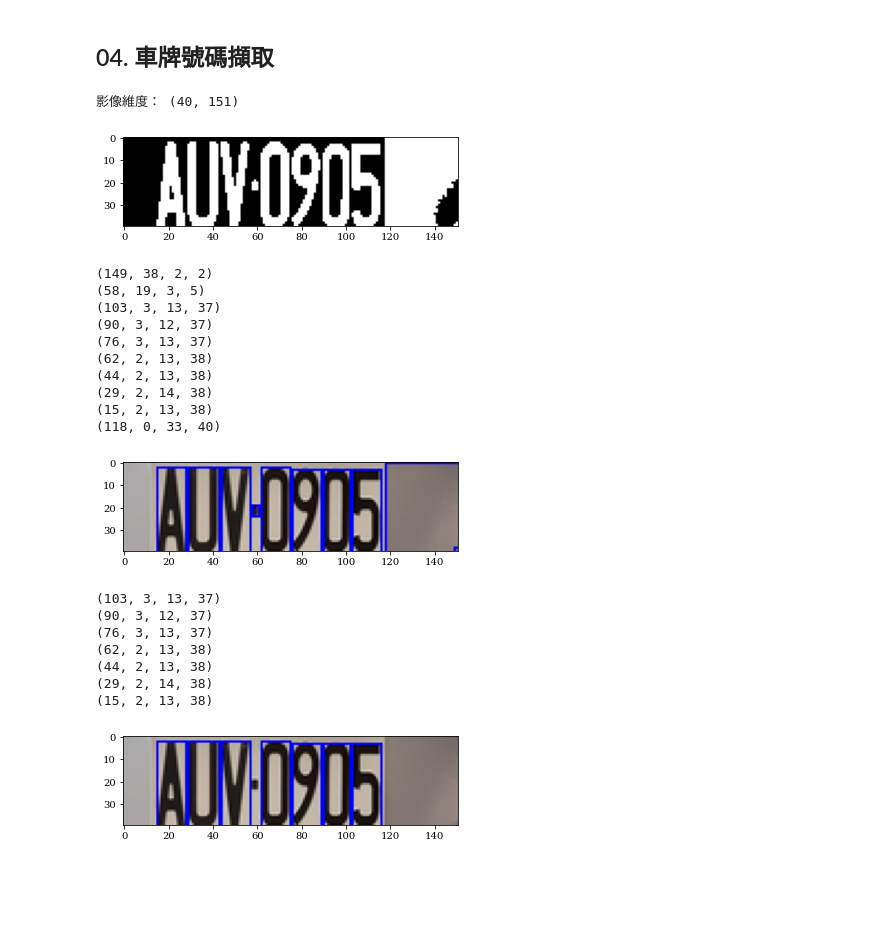
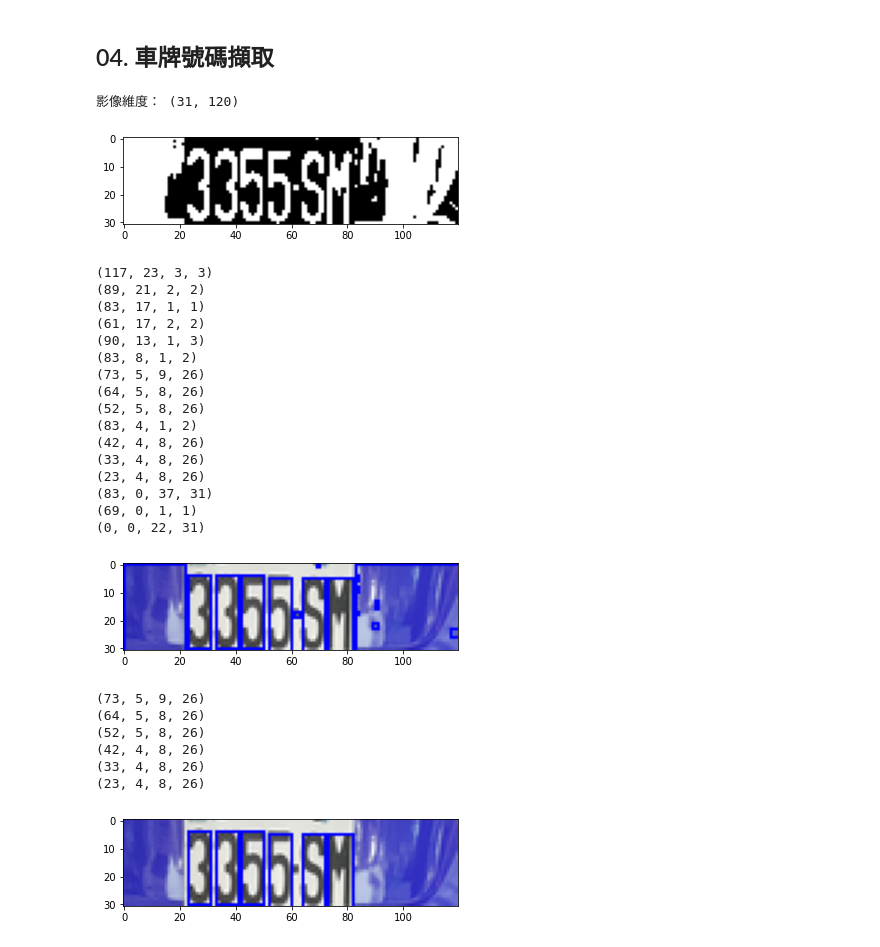
Before and after one commit to j82887/Artificial-Intelligence, a Jupyter notebook: 19_Implementation/04_Car_License_Plate/02_Haar Object Detection - License plate .ipynb, the cells around one changed output. Drawn from its saved outputs; the diff is of its cells as text; code cells hidden in the pictures; blank space fills up the shorter version.

```diff
--- a/19_Implementation/04_Car_License_Plate/02_Haar Object Detection - License plate .ipynb
+++ b/19_Implementation/04_Car_License_Plate/02_Haar Object Detection - License plate .ipynb
@@ -29,11 +29,11 @@ print(cv2.__version__)
 # %%
 import cv2
 import matplotlib.pyplot as plt
-img_path = 'carPlate/resize001.bmp'
+img_path = 'carPlate/resize007.bmp'
 
 img = cv2.imread(img_path)
 detector = cv2.CascadeClassifier("License_Plate_Haar_cascade.xml")
-signs = detector.detectMultiScale(img, minSize = (76, 20), scaleFactor = 1.1, minNeighbors=10)
+signs = detector.detectMultiScale(img, minSize = (76, 20), scaleFactor = 1.1, minNeighbors=5)
 
 if len(signs) > 0:
     for (sx, sy, sw, sh) in signs:
@@ -69,8 +69,8 @@ print('影像維度：',binary_img.shape)
 plt.imshow(binary_img, cmap='gray')
 plt.show()
 # %% [output]
-影像維度： (40, 151)
+影像維度： (31, 120)
-[figure, old version]
+[figure, new version]
 # %%
 img = cv2.imread(img_path)
 crop_img = img[sy:sy+sh, sx:sx+sw]
@@ -84,36 +84,41 @@ for i in range(len(contours)):
 plt.imshow(crop_img)
 plt.show()
 # %% [output]
-(149, 38, 2, 2)
-(58, 19, 3, 5)
-(103, 3, 13, 37)
-(90, 3, 12, 37)
-(76, 3, 13, 37)
-(62, 2, 13, 38)
-(44, 2, 13, 38)
-(29, 2, 14, 38)
-(15, 2, 13, 38)
-(118, 0, 33, 40)
+(117, 23, 3, 3)
+(89, 21, 2, 2)
+(83, 17, 1, 1)
+(61, 17, 2, 2)
+(90, 13, 1, 3)
+(83, 8, 1, 2)
+(73, 5, 9, 26)
+(64, 5, 8, 26)
+(52, 5, 8, 26)
+(83, 4, 1, 2)
+(42, 4, 8, 26)
+(33, 4, 8, 26)
+(23, 4, 8, 26)
+(83, 0, 37, 31)
+(69, 0, 1, 1)
+(0, 0, 22, 31)
-[figure, old version]
+[figure, new version]
 # %%
 img = cv2.imread(img_path)
 crop_img = img[sy:sy+sh, sx:sx+sw]
 
 contours, hierarchy = cv2.findContours(binary_img, cv2.RETR_EXTERNAL, cv2.CHAIN_APPROX_SIMPLE)
 for i in range(len(contours)):
     (x, y, w, h) = cv2.boundingRect(contours[i])
-    if w>5 and 39>h>29:
+    if sw*(3/20)>w>sw*(0.5/20) and sh*(19.5/20)>h>sh*(12/20):
         print((x, y, w, h))
         cv2.rectangle(crop_img, (x, y), (x+w, y+h), (0, 0, 255), 1)
 
 plt.imshow(crop_img)
 plt.show()
 # %% [output]
-(103, 3, 13, 37)
-(90, 3, 12, 37)
-(76, 3, 13, 37)
-(62, 2, 13, 38)
-(44, 2, 13, 38)
-(29, 2, 14, 38)
-(15, 2, 13, 38)
+(73, 5, 9, 26)
+(64, 5, 8, 26)
+(52, 5, 8, 26)
+(42, 4, 8, 26)
+(33, 4, 8, 26)
+(23, 4, 8, 26)
-[figure, old version]
+[figure, new version]
```
Also changed, not shown: parts of 1 cell of this notebook.
